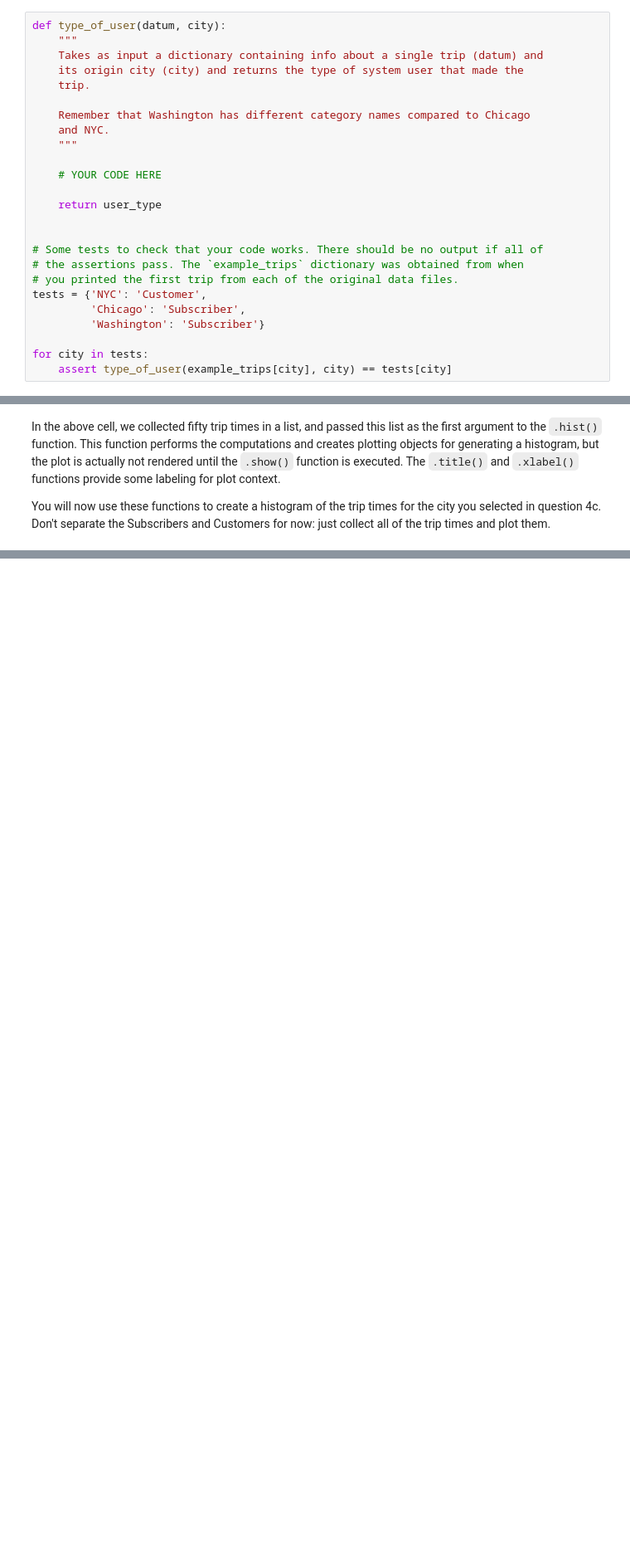
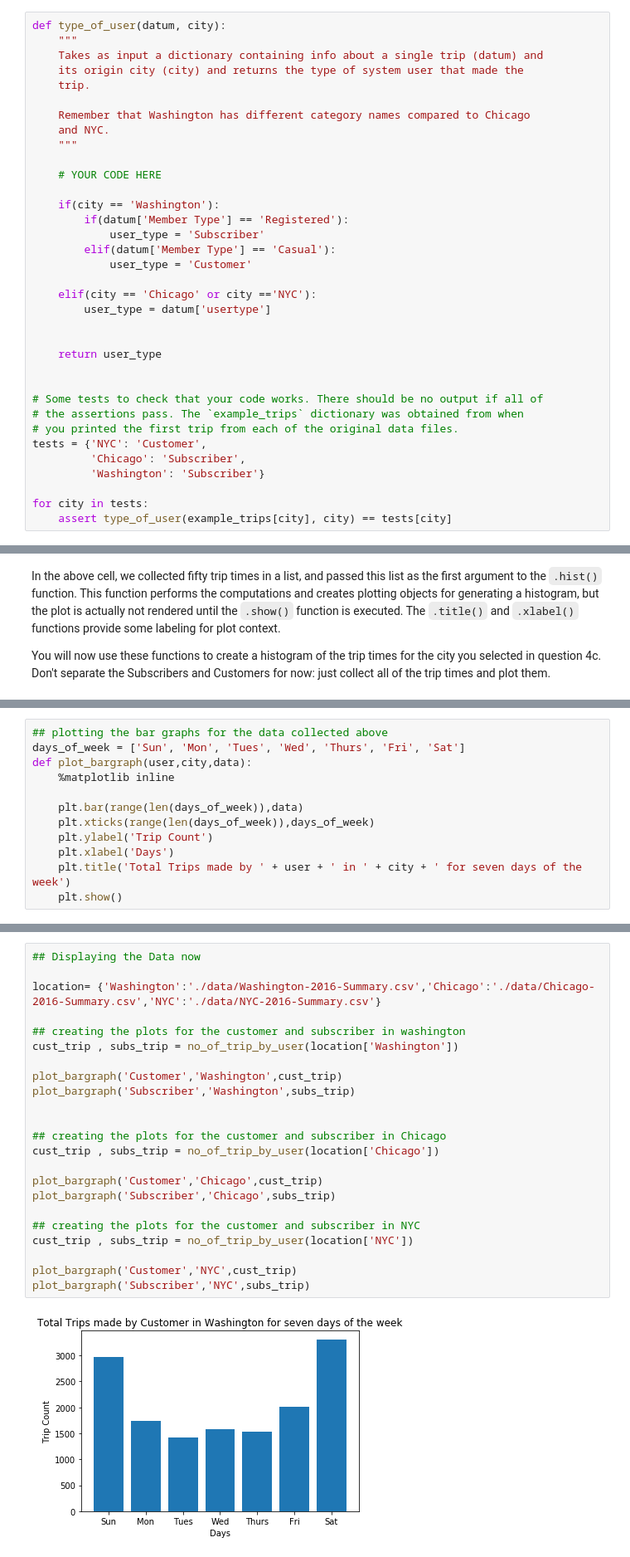
Before and after one commit to drkkgy/Udacity_Bike_Share_Data_Analysis, a Jupyter notebook: Bike_Share_Analysis.ipynb, the cells around one changed output, grey strips where cells are left out. Shown at 83% size. Drawn from its saved outputs; the diff is of its cells as text; blank space fills up the shorter version.

```diff
--- a/Bike_Share_Analysis.ipynb
+++ b/Bike_Share_Analysis.ipynb
@@ -182,6 +235,16 @@ def type_of_user(datum, city):
 
     # YOUR CODE HERE
 
+    if(city == 'Washington'):
+        if(datum['Member Type'] == 'Registered'):
+            user_type = 'Subscriber'
+        elif(datum['Member Type'] == 'Casual'):
+            user_type = 'Customer'
+
+    elif(city == 'Chicago' or city =='NYC'):
+        user_type = datum['usertype']
+
+
     return user_type
 
 
@@ -379,0 +750,12 @@ If any of the questions you posed in your answer to question 1 align with the bu
+# %%
+## plotting the bar graphs for the data collected above
+days_of_week = ['Sun', 'Mon', 'Tues', 'Wed', 'Thurs', 'Fri', 'Sat']
+def plot_bargraph(user,city,data):
+    %matplotlib inline
+
+    plt.bar(range(len(days_of_week)),data)
+    plt.xticks(range(len(days_of_week)),days_of_week)
+    plt.ylabel('Trip Count')
+    plt.xlabel('Days')
+    plt.title('Total Trips made by ' + user + ' in ' + city + ' for seven days of the week')
+    plt.show()
@@ -379,0 +791,25 @@ If any of the questions you posed in your answer to question 1 align with the bu
+# %%
+## Displaying the Data now
+
+location= {'Washington':'./data/Washington-2016-Summary.csv','Chicago':'./data/Chicago-2016-Summary.csv','NYC':'./data/NYC-2016-Summary.csv'}
+
+## creating the plots for the customer and subscriber in washington
+cust_trip , subs_trip = no_of_trip_by_user(location['Washington'])
+
+plot_bargraph('Customer','Washington',cust_trip)
+plot_bargraph('Subscriber','Washington',subs_trip)
+
+
+## creating the plots for the customer and subscriber in Chicago
+cust_trip , subs_trip = no_of_trip_by_user(location['Chicago'])
+
+plot_bargraph('Customer','Chicago',cust_trip)
+plot_bargraph('Subscriber','Chicago',subs_trip)
+
+## creating the plots for the customer and subscriber in NYC
+cust_trip , subs_trip = no_of_trip_by_user(location['NYC'])
+
+plot_bargraph('Customer','NYC',cust_trip)
+plot_bargraph('Subscriber','NYC',subs_trip)
+# %% [output]
+[figure, added]
```
Also changed, not shown: parts of 30 cells of this notebook, 12 other files.
